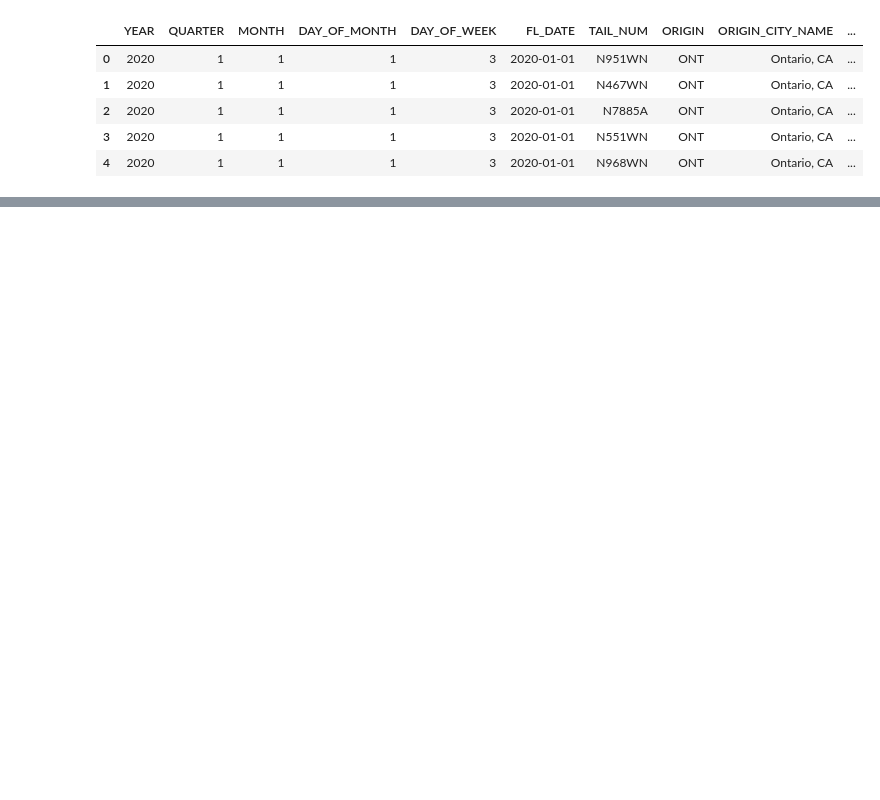
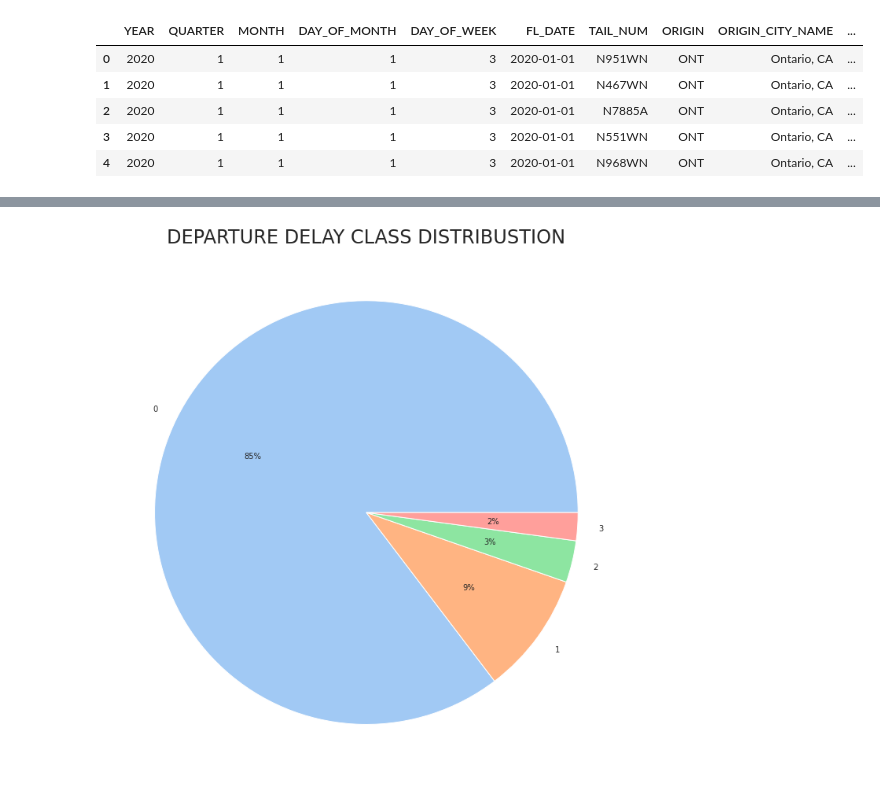
Before and after one commit to TharangaLakmali/Flight_delay_prediction, a Jupyter notebook: EDA.ipynb, the cells around one changed output, grey strips where cells are left out. Cells and saved outputs as stored; diff of their text form; code cells hidden in the pictures; blank space fills up the shorter version.

```diff
--- a/EDA.ipynb
+++ b/EDA.ipynb
@@ -29,5 +9,13 @@ import pandas as pd
+# %%
+import matplotlib.pyplot as plt
+import matplotlib as mpl
+%matplotlib inline
+import seaborn as sns
+sns.set_style('darkgrid')
+import pandas as pd
 # %%
-flight_data = pd.read_csv('/content/drive/MyDrive/data/final_dataset_cleaned.csv', parse_dates=['FL_DATE'])
+# reading the pre processed final dataset
+flight_data = pd.read_csv('/content/drive/MyDrive/data/final_dataset_cleaned_v1.csv', parse_dates=['FL_DATE'])
 # %%
 flight_data.shape
 # %% [output]
@@ -41,7 +29,4 @@ flight_data.head()
 | 2 | 2020 | 1 | 1 | 1 | 3 | 2020-01-01 | N7885A | ONT | Ontario, CA | ... |
 | 3 | 2020 | 1 | 1 | 1 | 3 | 2020-01-01 | N551WN | ONT | Ontario, CA | ... |
 | 4 | 2020 | 1 | 1 | 1 | 3 | 2020-01-01 | N968WN | ONT | Ontario, CA | ... |
-# %%
-# filtering the canceled flights
-flight_data = flight_data[flight_data['CANCELLED']==0.0]
 # %%
@@ -70,2 +60,0 @@ l_cols_select = ['YEAR', 'QUARTER', 'MONTH', 'DAY_OF_MONTH', 'DAY_OF_WEEK', 'FL_
-# %%
-flight_data = flight_data[l_cols_select]
@@ -133,0 +61,11 @@ klib.corr_mat(flight_data)
+# %%
+# DEPARTURE DELAY CLASS DISTRIBUSTION
+target_counts = flight_data['target'].value_counts().rename_axis('Target_variable').reset_index(name='counts')
+plt.figure(figsize=(20, 10))
+colors = sns.color_palette('pastel')
+plt.pie(target_counts['counts'], labels=target_counts['Target_variable'],colors = colors, autopct = '%0.0f%%')
+plt.title('DEPARTURE DELAY CLASS DISTRIBUSTION', fontsize=24)
+plt.tight_layout()
+plt.show()
+# %% [output]
+[figure, added]
```
Also changed, not shown: parts of 28 cells of this notebook.
